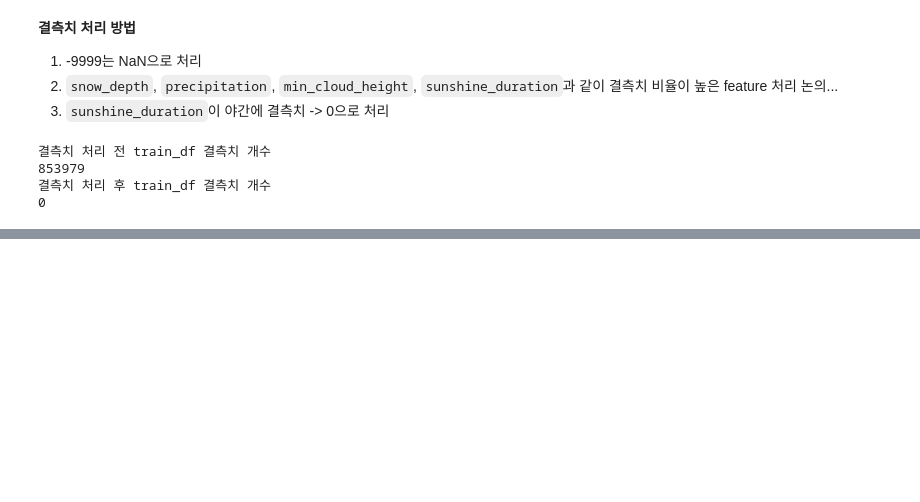
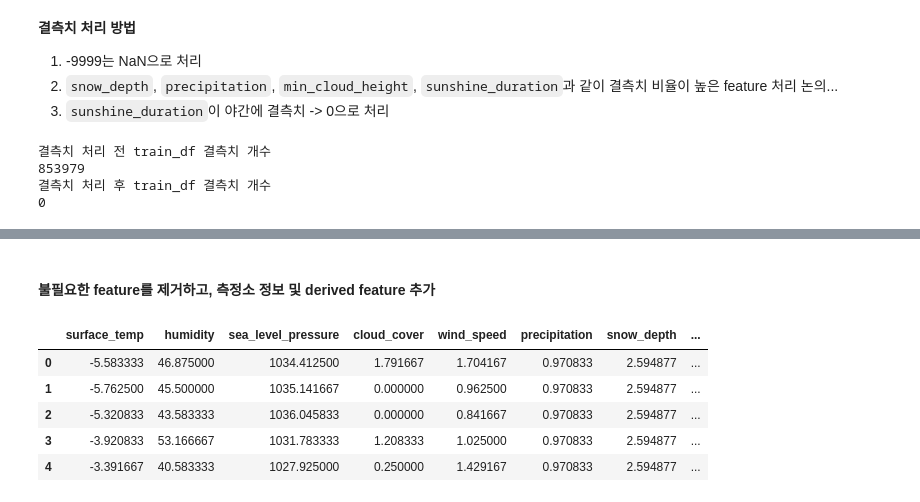
Before and after one commit to dohyeoplim/ST_ML2025-Kaggle_1, a Jupyter notebook: analysis.ipynb, the cells around one changed output, grey strips where cells are left out. Cells and saved outputs as stored; diff of their text form; code cells hidden in the pictures; blank space fills up the shorter version.

```diff
--- a/analysis.ipynb
+++ b/analysis.ipynb
@@ -319,0 +375,30 @@ print(train_df.isnull().sum().sum())
+# %% [markdown]
+#### 불필요한 feature를 제거하고, 측정소 정보 및 derived feature 추가
+# %%
+final_features = [
+    'surface_temp', 'humidity', 'sea_level_pressure', 'cloud_cover', 'wind_speed', 'precipitation', 'snow_depth',
+    'id', 'station', 'station_name', 'date', 'target', 'climatology_temp'
+]
+
+model_ready_df = final_df[final_features].copy()
+
+model_ready_df['month'] = model_ready_df['date'].str.split('-').str[0].astype(int)
+model_ready_df['day'] = model_ready_df['date'].str.split('-').str[1].astype(int)
+
+model_ready_df['month_sin'] = np.sin(2 * np.pi * model_ready_df['month'] / 12)
+model_ready_df['month_cos'] = np.cos(2 * np.pi * model_ready_df['month'] / 12)
+
+station_dict = station_info_df.set_index('지점')
+
+model_ready_df['latitude'] = model_ready_df['station'].map(station_dict['위도'].to_dict())
+model_ready_df['longitude'] = model_ready_df['station'].map(station_dict['경도'].to_dict())
+model_ready_df['elevation'] = model_ready_df['station'].map(station_dict['노장해발고도(m)'].to_dict())
+
+model_ready_df.head()
+# %% [output]
+|  | surface_temp | humidity | sea_level_pressure | cloud_cover | wind_speed | precipitation | snow_depth | ... |
+| 0 | -5.583333 | 46.875000 | 1034.412500 | 1.791667 | 1.704167 | 0.970833 | 2.594877 | ... |
+| 1 | -5.762500 | 45.500000 | 1035.141667 | 0.000000 | 0.962500 | 0.970833 | 2.594877 | ... |
+| 2 | -5.320833 | 43.583333 | 1036.045833 | 0.000000 | 0.841667 | 0.970833 | 2.594877 | ... |
+| 3 | -3.920833 | 53.166667 | 1031.783333 | 1.208333 | 1.025000 | 0.970833 | 2.594877 | ... |
+| 4 | -3.391667 | 40.583333 | 1027.925000 | 0.250000 | 1.429167 | 0.970833 | 2.594877 | ... |
```
Also changed, not shown: parts of 20 cells of this notebook, 6 other files.
